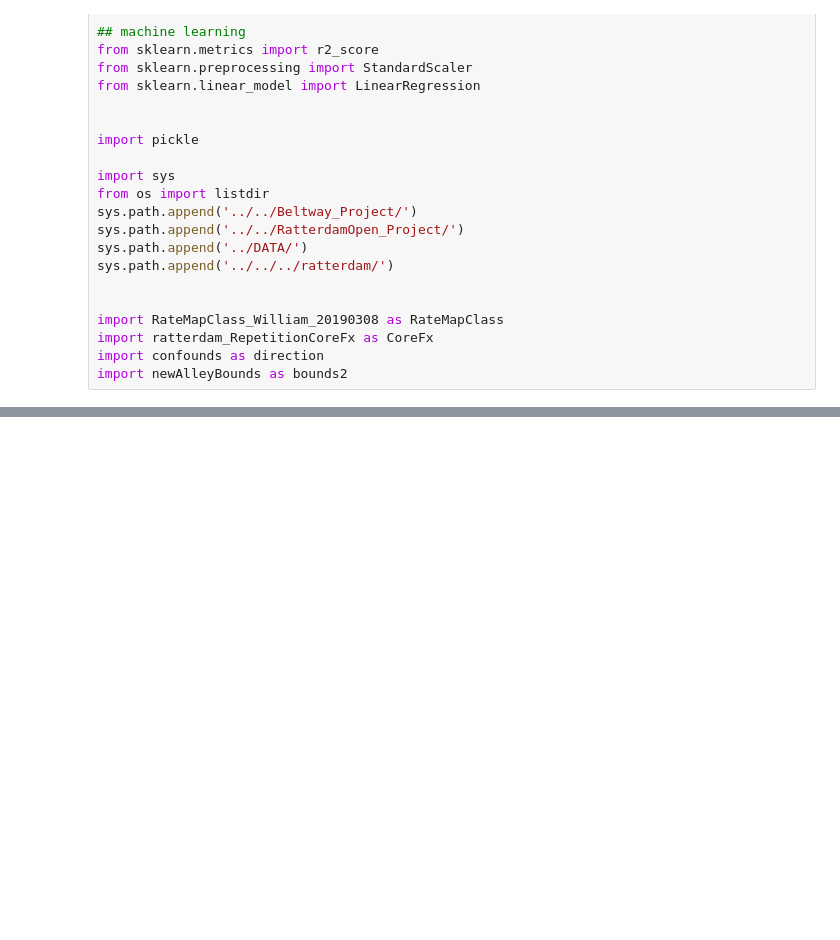
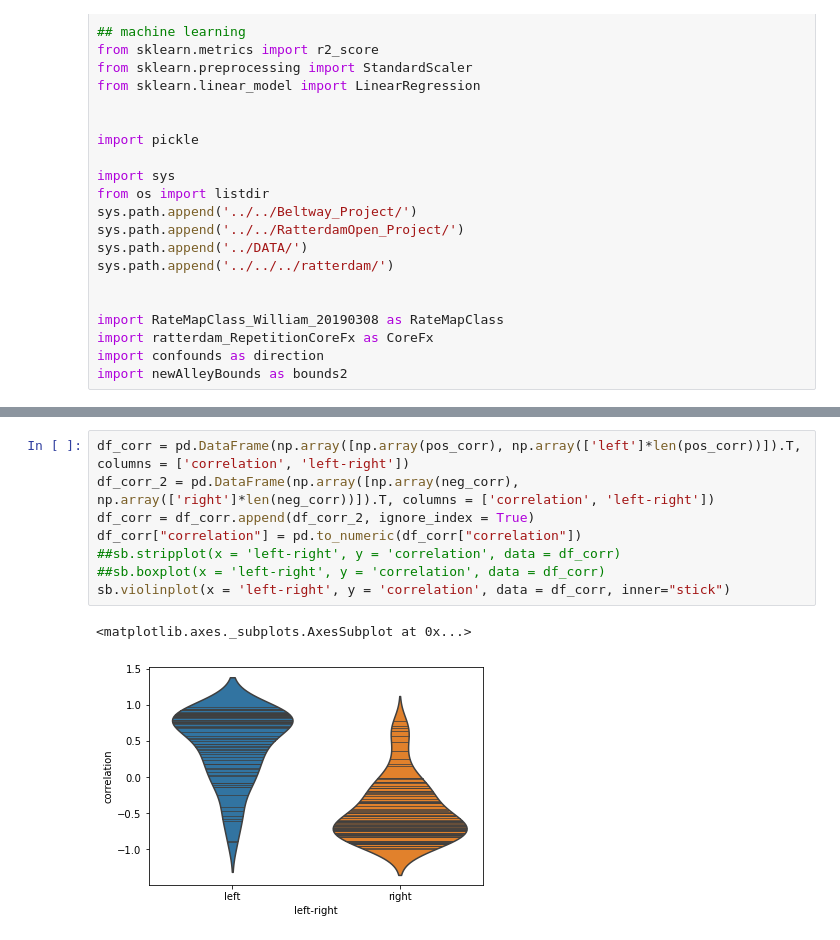
Before and after one commit to whock3/ratterdam, a Jupyter notebook: maanasa/CODES/2022_05_26_time_position_decoding.ipynb, the cells around one changed output, grey strips where cells are left out. Cells and saved outputs as stored; diff of their text form; blank space fills up the shorter version.

```diff
--- a/maanasa/CODES/2022_05_26_time_position_decoding.ipynb
+++ b/maanasa/CODES/2022_05_26_time_position_decoding.ipynb
@@ -166,0 +158,11 @@ Ttest_1sampResult(statistic=-7.9722305317891875, pvalue=4.310615238461223e-10)
+# %%
+df_corr = pd.DataFrame(np.array([np.array(pos_corr), np.array(['left']*len(pos_corr))]).T, columns = ['correlation', 'left-right'])
+df_corr_2 = pd.DataFrame(np.array([np.array(neg_corr), np.array(['right']*len(neg_corr))]).T, columns = ['correlation', 'left-right'])
+df_corr = df_corr.append(df_corr_2, ignore_index = True)
+df_corr["correlation"] = pd.to_numeric(df_corr["correlation"])
+##sb.stripplot(x = 'left-right', y = 'correlation', data = df_corr)
+##sb.boxplot(x = 'left-right', y = 'correlation', data = df_corr)
+sb.violinplot(x = 'left-right', y = 'correlation', data = df_corr, inner="stick")
+# %% [output]
+<matplotlib.axes._subplots.AxesSubplot at 0x...>
+[figure, added]
```
Also changed, not shown: parts of 3 cells of this notebook, 2 other files.
